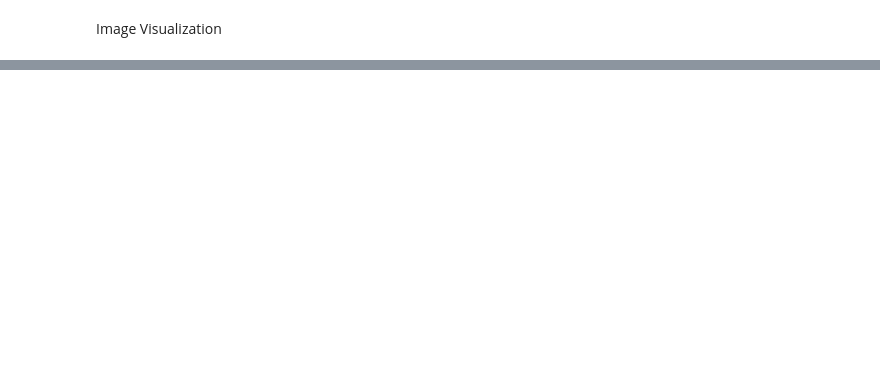
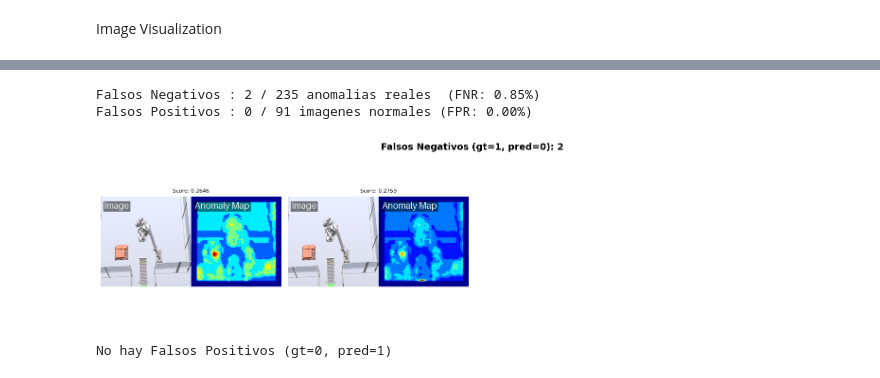
Before and after one commit to samu1033/PythonTFG, a Jupyter notebook: Main.ipynb, the cells around one changed output, grey strips where cells are left out. Drawn from its saved outputs; the diff is of its cells as text; code cells hidden in the pictures; blank space fills up the shorter version.

```diff
--- a/Main.ipynb
+++ b/Main.ipynb
@@ -164,0 +214,56 @@ True Positives  (TP): 709
+# %%
+# Falsos Negativos (gt=1, pred=0) y Falsos Positivos (gt=0, pred=1)
+import math
+import matplotlib.pyplot as plt
+from pathlib import Path
+from anomalib.visualization.image import visualize_image_item
+
+false_negatives = [
+    item for item in items
+    if item.gt_label.item() == 1 and item.pred_label.item() == 0
+]
+false_positives = [
+    item for item in items
+    if item.gt_label.item() == 0 and item.pred_label.item() == 1
+]
+
+false_negatives.sort(key=lambda x: x.pred_score.item())
+false_positives.sort(key=lambda x: x.pred_score.item(), reverse=True)
+
+total_anomalias = gt_labels.sum().item()
+total_normales  = (gt_labels == 0).sum().item()
+
+print(f"Falsos Negativos : {len(false_negatives)} / {total_anomalias} anomalias reales  (FNR: {len(false_negatives)/total_anomalias:.2%})")
+print(f"Falsos Positivos : {len(false_positives)} / {total_normales} imagenes normales (FPR: {len(false_positives)/total_normales:.2%})")
+
+def visualize_group(items_list, title):
+    n = len(items_list)
+    if n == 0:
+        print(f"No hay {title}")
+        return
+    cols = 4
+    rows = math.ceil(n / cols)
+    fig, axes = plt.subplots(rows, cols, figsize=(cols * 4, rows * 4))
+    axes = axes.flatten() if n > 1 else [axes]
+    for i, item in enumerate(items_list):
+        vis = visualize_image_item(
+            item,
+            fields=["image", "anomaly_map"],
+            fields_config={"anomaly_map": {"normalize": True}}
+        )
+        axes[i].imshow(vis)
+        axes[i].set_title(f"Score: {item.pred_score.item():.4f}", fontsize=8)
+        axes[i].axis("off")
+    for j in range(i + 1, len(axes)):
+        axes[j].axis("off")
+    fig.suptitle(f"{title}: {n}", fontsize=14, fontweight="bold")
+    plt.tight_layout()
+    plt.show()
+
+visualize_group(false_negatives, "Falsos Negativos (gt=1, pred=0)")
+visualize_group(false_positives, "Falsos Positivos (gt=0, pred=1)")
+# %% [output]
+Falsos Negativos : 2 / 235 anomalias reales  (FNR: 0.85%)
+Falsos Positivos : 0 / 91 imagenes normales (FPR: 0.00%)
+[figure, added]
+No hay Falsos Positivos (gt=0, pred=1)
```
Also changed, not shown: parts of 8 cells of this notebook, 7 other files.
